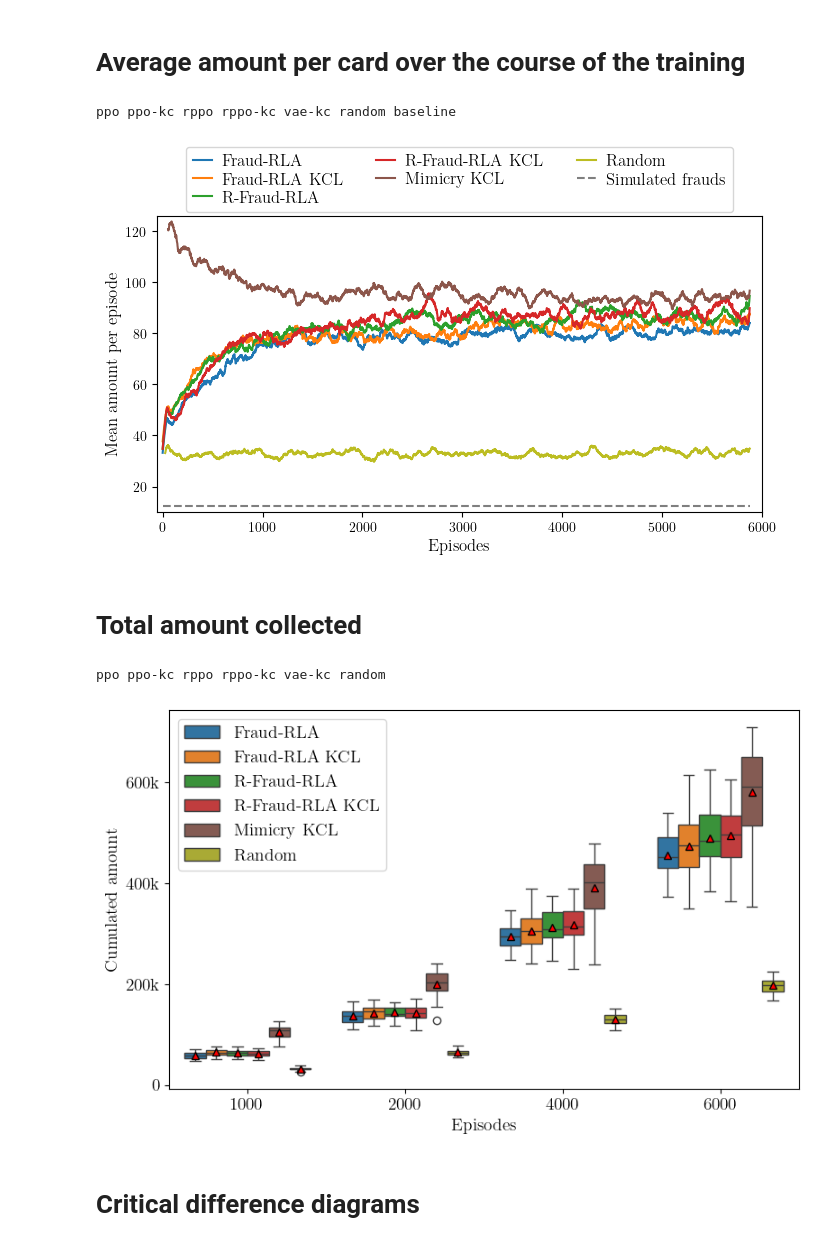
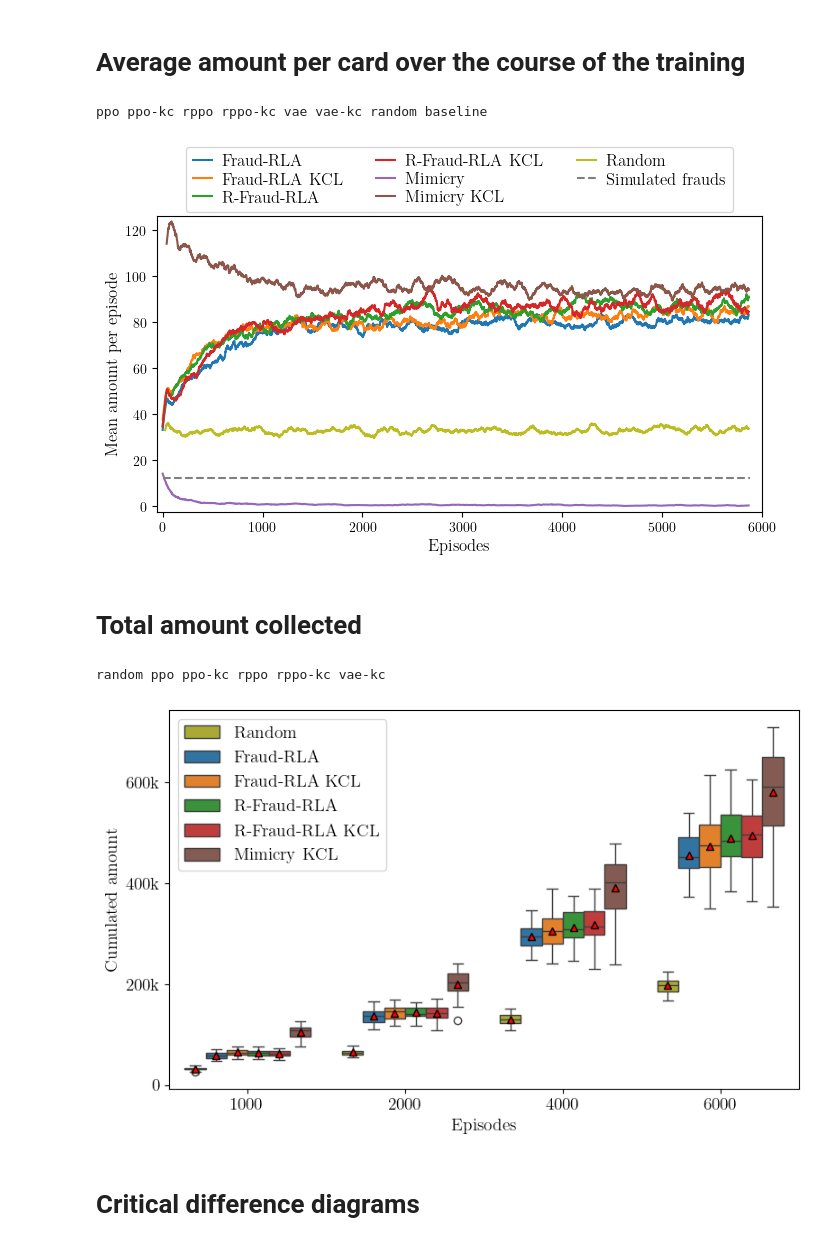
Before and after one commit to FaramirHurin/RL_Attack_September24, a Jupyter notebook: agents-comparison.ipynb, the cells around one changed output. Saved outputs shown, nothing was run; the diff lists cells and outputs as text; code cells hidden in the pictures.

```diff
--- a/agents-comparison.ipynb
+++ b/agents-comparison.ipynb
@@ -12,6 +12,7 @@ sys.path.append(os.path.abspath("src"))
 plt.rcParams.update(
     {
         "text.usetex": True,  # Set to False to disable LaTeX rendering
+        "text.latex.preamble": r"\usepackage{amsmath}",
         "font.family": "serif",
         "font.serif": ["Latin Modern Roman"],  # Replace with the specific font used in your beamer poster
         #'font.sans-serif': ['Latin Modern Sans'],
@@ -46,7 +47,6 @@ for algo in ("ppo", "rppo", "vae"):
         experiments[f"{algo}-kc"] = Experiment.load(directory)
     except FileNotFoundError:
         print(f"Experiment {directory} not found, skipping.")
-experiments.pop("vae")
 
 COLOURS = {}
 for i, label in enumerate(LEGEND.keys()):
@@ -69,56 +69,65 @@ import matplotlib.pyplot as plt
 
 
 plt.figure(figsize=(7, 4.5))
-for i, label in enumerate(("ppo", "ppo-kc", "rppo", "rppo-kc", "vae-kc", "random", "baseline")):
+for i, label in enumerate(("ppo", "ppo-kc", "rppo", "rppo-kc", "vae", "vae-kc", "random", "baseline")):
     print(label, end=" ")
     if label == "baseline":
+        if retrain:
+            print("\nBaseline with retraining not relevant, skipping.")
+            continue
         if anomaly:
             if modification:
                 y = 13.92
             else:
                 y = 12.4
         else:
-            raise NotImplementedError()
+            if not modification:
+                y = 49.1
+            else:
+                raise ValueError("Baseline with modification but no anomaly not defined.")
         plt.axhline(y=y, xmin=0.01, xmax=5875/6000, color=COLOURS[label], linestyle="--", linewidth=1.5, label="Simulated frauds")
+        continue
+    if label not in experiments:
+        print(f"\n{label} not found, skipping.")
         continue
     exp = experiments[label]
     if exp.n_runs == 0:
         continue
     mean, _ = exp.mean_std_amounts_over_time
     mean = moving_average(mean, 100)
     if label == "vae-kc":
-        mean[:55] = np.nan
+        mean[:40] = np.nan
     elif label == "random":
         mean[:25] = np.nan
-    mean[-25:] = np.nan
+    mean[-35:] = np.nan
     plt.plot(mean, label=LEGEND[label], color=COLOURS[label])
 
 
 plt.legend(
     fontsize=12,
     ncols=3,
     bbox_to_anchor=(0.5, 1.26),
     loc="upper center",
     handlelength=1.15,
     #columnspacing=1,
     handletextpad=0.6,
     labelspacing=0.2,
 )
 plt.margins(x=0.01, y=0.02)
 plt.xticks([0, 1000, 2000, 3000, 4000, 5000, 6000])
 plt.xlabel("Episodes", fontsize=12)
 plt.ylabel("Mean amount per episode", fontsize=12)
 plt.tight_layout()
 plt.savefig(f"results/amount-over-time_{prename}.pdf")
 plt.show()
 # %% [output]
-ppo ppo-kc rppo rppo-kc vae-kc random baseline
+ppo ppo-kc rppo rppo-kc vae vae-kc random baseline
-[figure, old version]
+[figure, new version]
 # %% [markdown]
 # Total amount collected
 # %%
 import numpy as np
-import pandas as pd
+import polars as pl
 import matplotlib.pyplot as plt
 import seaborn as sns
 
@@ -130,15 +139,7 @@ all_values = {
     "Value": [],
 }
 
-for label in (
-    "ppo",
-    "ppo-kc",
-    "rppo",
-    "rppo-kc",
-    "vae-kc",
-    # "vae",
-    "random",
-):
+for label in ("random" ,"ppo", "ppo-kc", "rppo", "rppo-kc", "vae-kc"):
     exp = experiments[label]
     print(label, end=" ")
     amounts = exp.amounts_over_time  # shape: (n_runs, n_episodes)
@@ -151,7 +152,7 @@ for label in (
         all_values["Value"].extend(cumulated_amounts)
 
 
-all_values_df = pd.DataFrame(all_values)
+all_values_df = pl.DataFrame(all_values)
 # --- Plot boxplots ---
 plt.figure(figsize=(8, 5))
 sns.boxplot(
@@ -162,24 +163,20 @@ sns.boxplot(
     showmeans=True,
     showfliers=True,
     meanprops={"markerfacecolor": "red", "markeredgecolor": "k"},
-    palette=COLOURS
+    palette=COLOURS,
 )
 # plt.title("Distribution of cumulated amount by algorithm at various training stages")
 plt.ylabel("Cumulated amount", fontsize=14)
 plt.xlabel("Episodes", fontsize=14)
 plt.xticks(fontsize=14)
-plt.yticks(
-    ticks=[0, 200_000, 400_000, 600_000],
-    labels=["0", r"200k", r"400k", r"600k"],
-    fontsize=14
-)
+plt.yticks(ticks=[0, 200_000, 400_000, 600_000], labels=["0", r"200k", r"400k", r"600k"], fontsize=14)
 plt.legend(fontsize=14)
 plt.tight_layout()
 plt.savefig(f"results/cumulated_amount_boxplots_{prename}.pdf")
 plt.show()
 # %% [output]
-ppo ppo-kc rppo rppo-kc vae-kc random
+random ppo ppo-kc rppo rppo-kc vae-kc
-[figure, old version]
+[figure, new version]
 # %% [markdown]
 # Critical difference diagrams
 # %%
```
Also changed, not shown: parts of 12 cells of this notebook, 10 other files.
